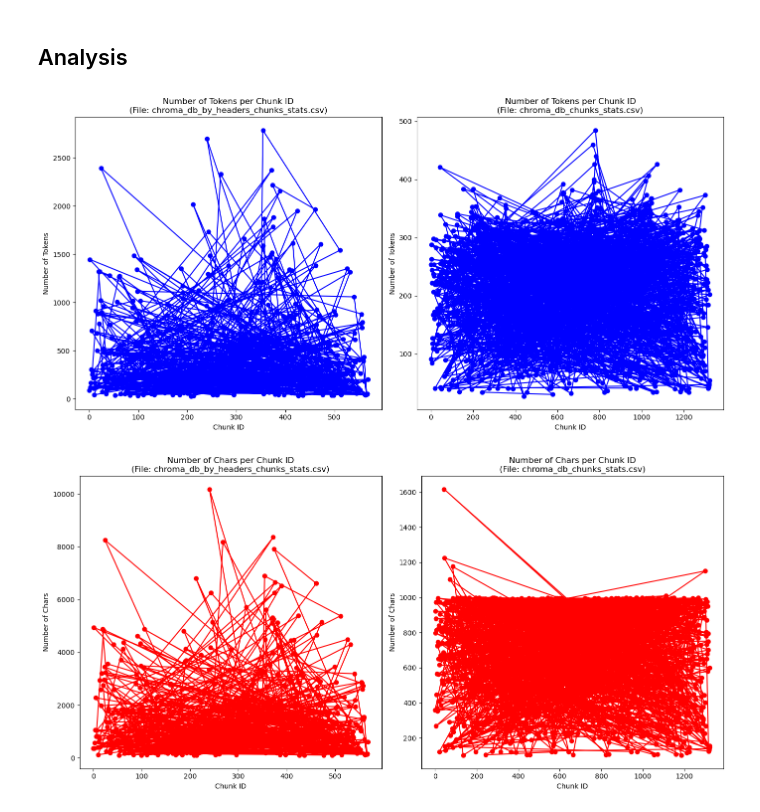
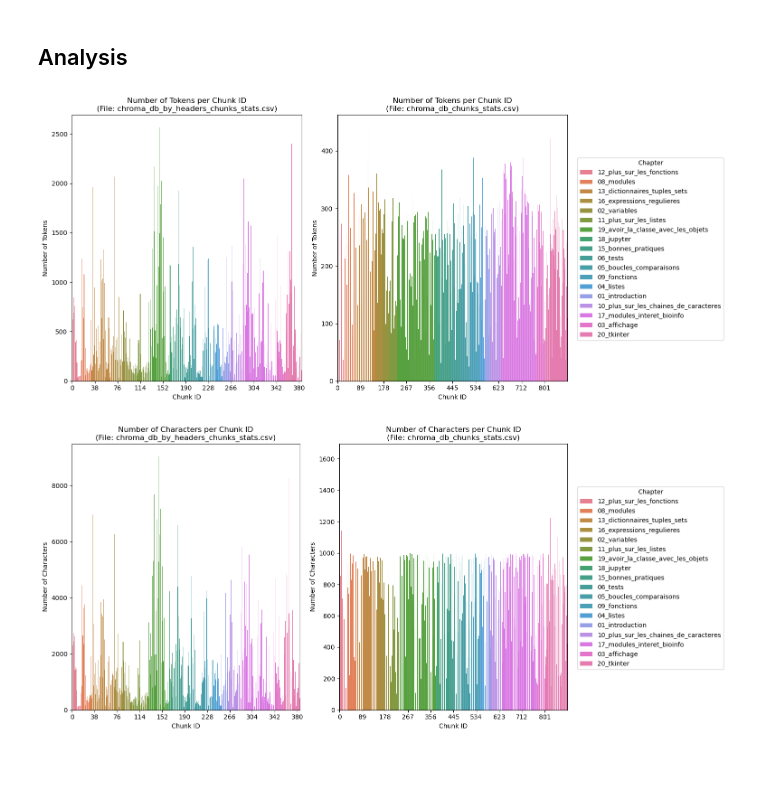
Before and after one commit to pierrepo/-biopyassistant-sandbox, a Jupyter notebook: src/analysis/analysis_splitting_stategy.ipynb, the cells around one changed output. Saved outputs shown, nothing was run; the diff lists cells and outputs as text; code cells hidden in the pictures; blank space fills up the shorter version.

```diff
--- a/src/analysis/analysis_splitting_stategy.ipynb
+++ b/src/analysis/analysis_splitting_stategy.ipynb
@@ -19,33 +20,46 @@ def compare_two_strategies(csv_path1: str, csv_path2: str, plot_type: str) -> No
     csv_path2 : str
         Path to the second CSV file containing chunk statistics.
     plot_type : str
-        Type of plot ('tokens' or 'chars'). Determines whether to plot the number of tokens or characters.
+        Type of plot ('tokens' or 'characters'). Determines whether to plot the number of tokens or characters.
     """
-    _fig, axs = plt.subplots(1, 2, figsize=(14, 7))
+    # Validate plot_type
+    if plot_type not in ['tokens', 'characters']:
+        raise ValueError("plot_type must be either 'tokens' or 'characters'")
+
+    # Determine the index based on plot_type
+    index_map = {'tokens': 3, 'characters': 2}
+    i = index_map[plot_type]
+
+    # Load the CSV files
+    df1 = pd.read_csv(csv_path1)
+    df2 = pd.read_csv(csv_path2)
+
+    # Create subplots
+    fig, axs = plt.subplots(1, 2, figsize=(14, 7))
 
     # Plot the first CSV file
-    df1 = pd.read_csv(csv_path1)
-    # Check if the plot_type is valid
-    if plot_type == 'tokens':
-        i = 3
-    elif plot_type == 'chars':
-        i = 2
-    else:
-        raise ValueError("plot_type must be either 'tokens' or 'chars'")
-
-    axs[0].plot(df1.iloc[:, 0], df1.iloc[:, i], marker='o', linestyle='-', color='b' if plot_type == 'tokens' else 'r')
+    sns.barplot(x=df1.iloc[:, 0], y=df1.iloc[:, i], hue=df1.iloc[:, 1], dodge=False, ax=axs[0])
     axs[0].set_xlabel('Chunk ID')
     axs[0].set_ylabel(f'Number of {plot_type.capitalize()}')
     axs[0].set_title(f'Number of {plot_type.capitalize()} per Chunk ID\n(File: {csv_path1.split("/")[-1]})')
+    axs[0].legend_.remove()
 
     # Plot the second CSV file
-    df2 = pd.read_csv(csv_path2)
-    axs[1].plot(df2.iloc[:, 0], df2.iloc[:, i], marker='o', linestyle='-', color='b' if plot_type == 'tokens' else 'r')
+    sns.barplot(x=df2.iloc[:, 0], y=df2.iloc[:, i], hue=df2.iloc[:, 1], dodge=False, ax=axs[1])
     axs[1].set_xlabel('Chunk ID')
     axs[1].set_ylabel(f'Number of {plot_type.capitalize()}')
     axs[1].set_title(f'Number of {plot_type.capitalize()} per Chunk ID\n(File: {csv_path2.split("/")[-1]})')
+    axs[1].legend_.remove()
 
-    plt.tight_layout()
+    # Combine the two legends
+    handles, labels = axs[1].get_legend_handles_labels()
+    fig.legend(handles, labels, title='Chapter', bbox_to_anchor=(0.85, 0.5), loc='center left')
+
+    # Adjust x-axis ticks for readability
+    for ax in axs:
+        ax.set_xticks(ax.get_xticks()[::len(ax.get_xticks()) // 10])
+
+    plt.tight_layout(rect=[0, 0, 0.85, 1])
     plt.show()
 # %% [markdown]
 ## Analysis
@@ -57,9 +71,9 @@ stats_by_headers_and_chars_path = '../../chroma_db_chunks_stats.csv'
 # Plot the number of tokens per chunk ID for each splitting strategy
 compare_two_strategies(stats_by_headers_path, stats_by_headers_and_chars_path, 'tokens')
 # %% [output]
-[figure, old version]
+[figure, new version]
 # %%
 # Plot the number of characters per chunk ID for each splitting strategy
-compare_two_strategies(stats_by_headers_path, stats_by_headers_and_chars_path, 'chars')
+compare_two_strategies(stats_by_headers_path, stats_by_headers_and_chars_path, 'characters')
 # %% [output]
-[figure, old version]
+[figure, new version]
```
Also changed, not shown: parts of 1 cell of this notebook.
